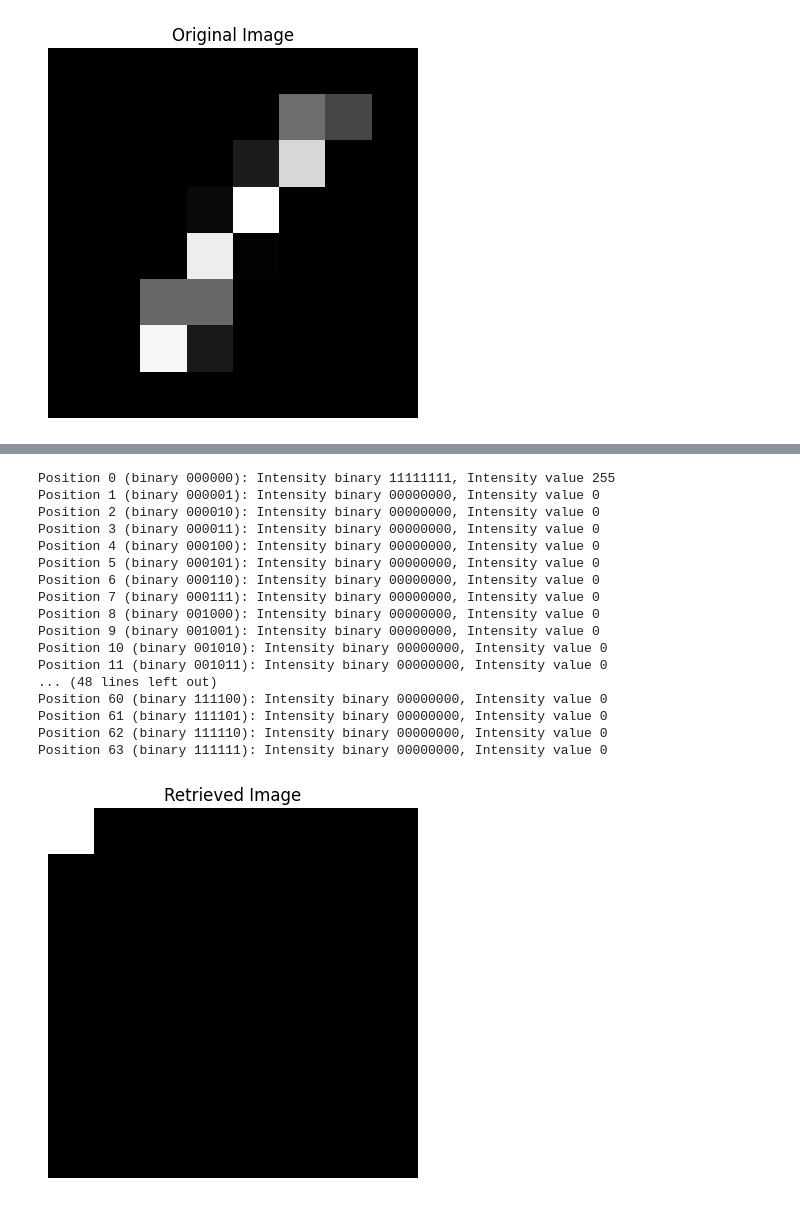
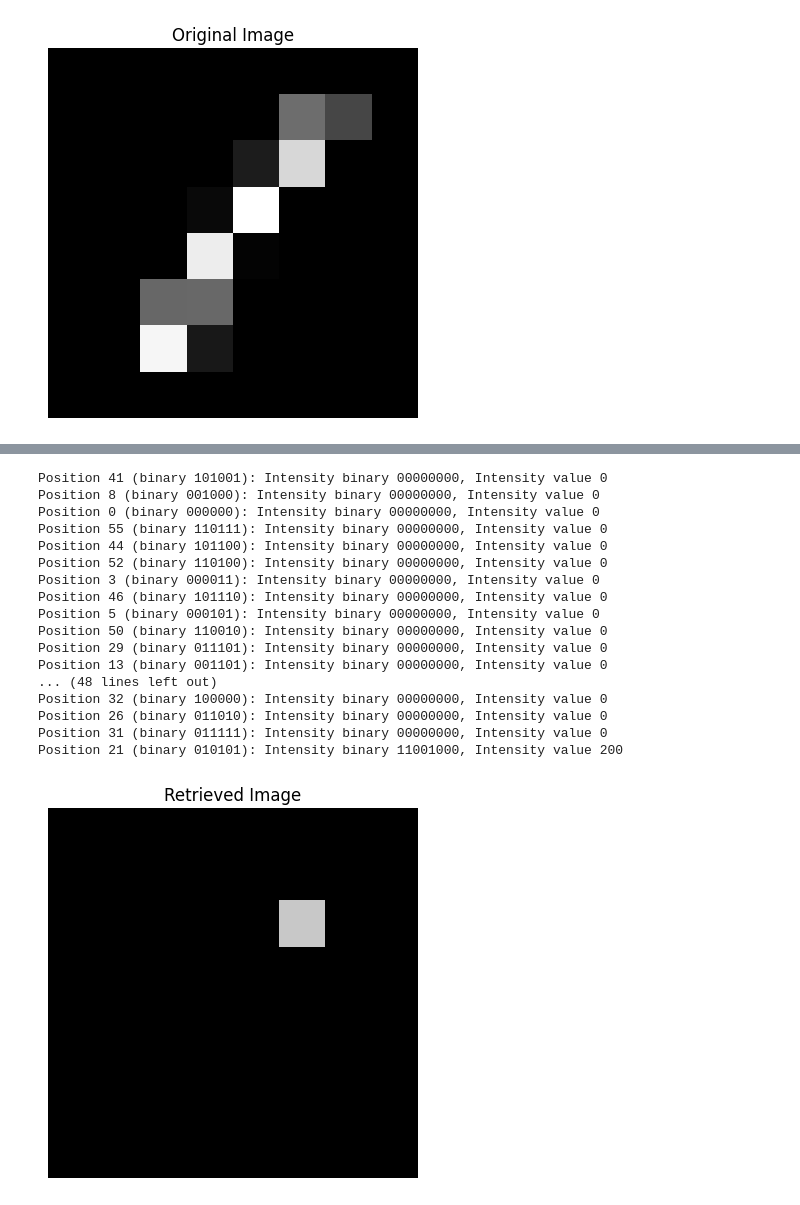
Before and after one commit to small-brain-ferret/quantum-image-ksasf, a Jupyter notebook: NEQR-greyscale/neqr.ipynb, the cells around one changed output, grey strips where cells are left out. Saved outputs shown, nothing was run; the diff lists cells and outputs as text; code cells hidden in the pictures.

```diff
--- a/NEQR-greyscale/neqr.ipynb
+++ b/NEQR-greyscale/neqr.ipynb
@@ -119,0 +179,16 @@ Simplified counts: {'00000000101110': 183, '00000000110010': 138, '0000000000010
+# %%
+from qiskit import transpile
+from qiskit.visualization import plot_histogram
+import matplotlib.pyplot as plt
+from qiskit_aer import AerSimulator
+simulator = AerSimulator()
+
+# Transpile the circuit for the simulator
+t_qc = transpile(qc, simulator)
+
+# Run the circuit on the simulator with 128 shots
+num_shots = 10000
+result = simulator.run(t_qc, shots=num_shots).result()
+
+# Get the counts (measurement outcomes)
+counts = result.get_counts()
@@ -120,43 +201,47 @@ Simplified counts: {'00000000101110': 183, '00000000110010': 138, '0000000000010
 # %%
-# Retrieve the image from the measurement results
+# Initialize an array to store the retrieved image
 retrieve_image = np.zeros(64)
-for i in range(64):
-    position_binary = f"{i:06b}"
-    intensity_binary = ""
-    for j in range(8):
-        key = position_binary + f"{j:08b}"
-        if key in counts:
-            intensity_binary += "1"
-        else:
-            intensity_binary += "0"
-    intensity_value = int(intensity_binary, 2)
-    print(f"Position {i} (binary {position_binary}): Intensity binary {intensity_binary}, Intensity value {intensity_value}")
-    retrieve_image[i] = intensity_value
+
+# Iterate over all keys in the counts dictionary
+for key, count in counts.items():
+    # Extract the 6-bit position and 8-bit intensity from the key
+    position_binary = key[8:]  # First 6 bits are the position
+    intensity_binary = key[:8]  # Last 8 bits are the intensity
+
+    # Convert the position and intensity from binary to integers
+    position = int(position_binary, 2)
+    intensity = int(intensity_binary, 2)
+
+    # Store the intensity value in the corresponding position
+    retrieve_image[position] = intensity
+
+    # Debug print for each position and intensity
+    print(f"Position {position} (binary {position_binary}): Intensity binary {intensity_binary}, Intensity value {intensity}")
 
 # Reshape the retrieved image to 8x8
-retrieve_image = retrieve_image.reshape((8, 8))
+retrieve_image = retrieve_image.reshape((8, 8)).astype(np.uint8)
 
 # Plot the retrieved image
 plt.imshow(retrieve_image, cmap='gray', vmin=0, vmax=255)
 plt.title("Retrieved Image")
 plt.axis('off')
 plt.show()
 # %% [output]
-Position 0 (binary 000000): Intensity binary 11111111, Intensity value 255
-Position 1 (binary 000001): Intensity binary 00000000, Intensity value 0
-Position 2 (binary 000010): Intensity binary 00000000, Intensity value 0
+Position 41 (binary 101001): Intensity binary 00000000, Intensity value 0
+Position 8 (binary 001000): Intensity binary 00000000, Intensity value 0
+Position 0 (binary 000000): Intensity binary 00000000, Intensity value 0
+Position 55 (binary 110111): Intensity binary 00000000, Intensity value 0
+Position 44 (binary 101100): Intensity binary 00000000, Intensity value 0
+Position 52 (binary 110100): Intensity binary 00000000, Intensity value 0
 Position 3 (binary 000011): Intensity binary 00000000, Intensity value 0
-Position 4 (binary 000100): Intensity binary 00000000, Intensity value 0
+Position 46 (binary 101110): Intensity binary 00000000, Intensity value 0
 Position 5 (binary 000101): Intensity binary 00000000, Intensity value 0
-Position 6 (binary 000110): Intensity binary 00000000, Intensity value 0
-Position 7 (binary 000111): Intensity binary 00000000, Intensity value 0
-Position 8 (binary 001000): Intensity binary 00000000, Intensity value 0
-Position 9 (binary 001001): Intensity binary 00000000, Intensity value 0
-Position 10 (binary 001010): Intensity binary 00000000, Intensity value 0
-Position 11 (binary 001011): Intensity binary 00000000, Intensity value 0
+Position 50 (binary 110010): Intensity binary 00000000, Intensity value 0
+Position 29 (binary 011101): Intensity binary 00000000, Intensity value 0
+Position 13 (binary 001101): Intensity binary 00000000, Intensity value 0
 ... (48 lines left out)
-Position 60 (binary 111100): Intensity binary 00000000, Intensity value 0
-Position 61 (binary 111101): Intensity binary 00000000, Intensity value 0
-Position 62 (binary 111110): Intensity binary 00000000, Intensity value 0
-Position 63 (binary 111111): Intensity binary 00000000, Intensity value 0
+Position 32 (binary 100000): Intensity binary 00000000, Intensity value 0
+Position 26 (binary 011010): Intensity binary 00000000, Intensity value 0
+Position 31 (binary 011111): Intensity binary 00000000, Intensity value 0
+Position 21 (binary 010101): Intensity binary 11001000, Intensity value 200
-[figure, old version]
+[figure, new version]
```
Also changed, not shown: parts of 4 cells of this notebook.
